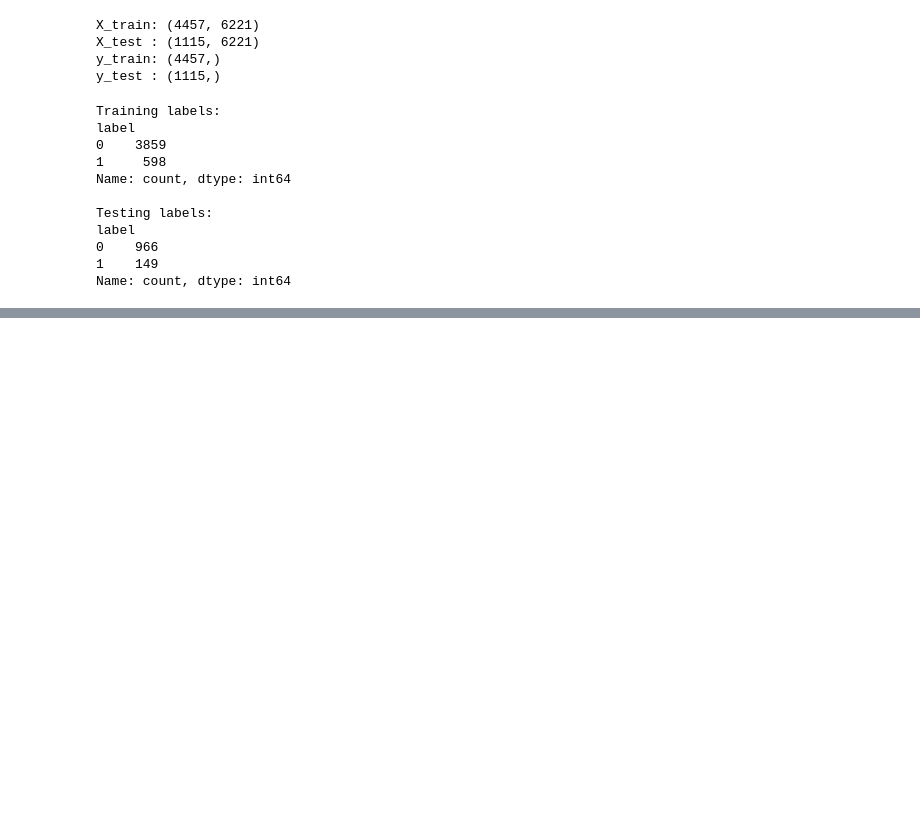
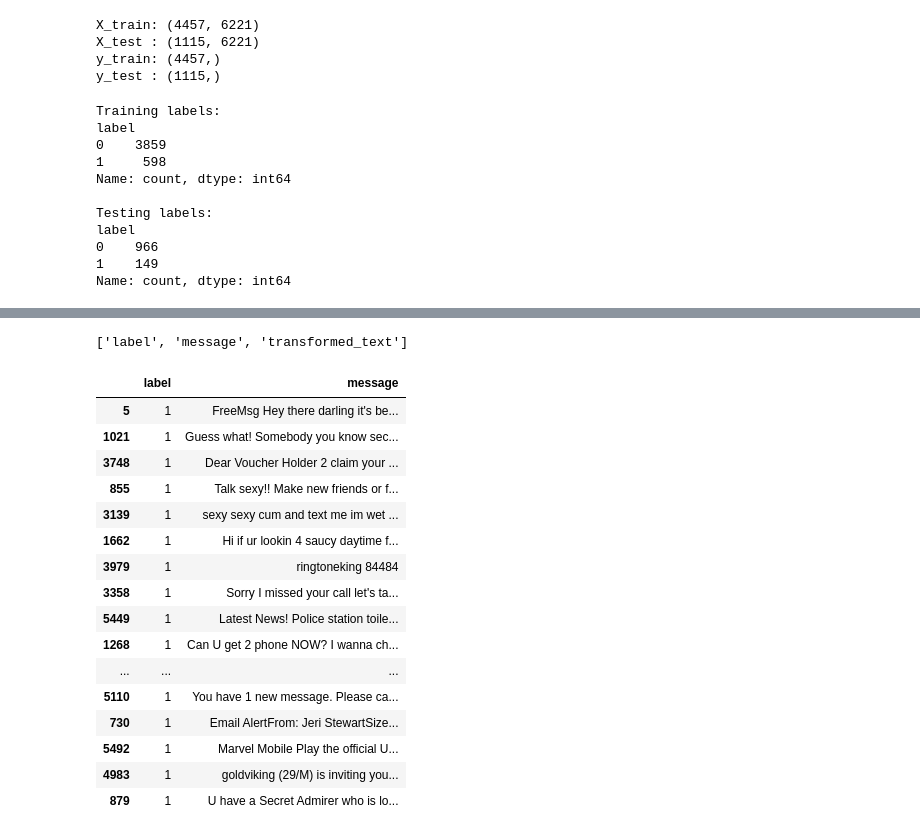
Before and after one commit to Vishnu3568/Sentinel-NLP, a Jupyter notebook: notebooks/02_baseline_model.ipynb, the cells around one changed output, grey strips where cells are left out. Cells and saved outputs as stored; diff of their text form; code cells hidden in the pictures; blank space fills up the shorter version.

```diff
--- a/notebooks/02_baseline_model.ipynb
+++ b/notebooks/02_baseline_model.ipynb
@@ -211,0 +411,32 @@ Name: count, dtype: int64
+# %%
+print(df.columns.tolist())
+# %% [output]
+['label', 'message', 'transformed_text']
+# %%
+# Find spam messages that were incorrectly predicted as ham
+
+false_negative_mask = (y_test.to_numpy() == 1) & (y_pred == 0)
+
+false_negative_indices = y_test.index[false_negative_mask]
+
+false_negatives = df.loc[false_negative_indices]
+
+false_negatives[["label", "message"]].head(20)
+# %% [output]
+|  | label | message |
+| 5 | 1 | FreeMsg Hey there darling it's be... |
+| 1021 | 1 | Guess what! Somebody you know sec... |
+| 3748 | 1 | Dear Voucher Holder 2 claim your ... |
+| 855 | 1 | Talk sexy!! Make new friends or f... |
+| 3139 | 1 | sexy sexy cum and text me im wet ... |
+| 1662 | 1 | Hi if ur lookin 4 saucy daytime f... |
+| 3979 | 1 | ringtoneking 84484 |
+| 3358 | 1 | Sorry I missed your call let's ta... |
+| 5449 | 1 | Latest News! Police station toile... |
+| 1268 | 1 | Can U get 2 phone NOW? I wanna ch... |
+| ... | ... | ... |
+| 5110 | 1 | You have 1 new message. Please ca... |
+| 730 | 1 | Email AlertFrom: Jeri StewartSize... |
+| 5492 | 1 | Marvel Mobile Play the official U... |
+| 4983 | 1 | goldviking (29/M) is inviting you... |
+| 879 | 1 | U have a Secret Admirer who is lo... |
```
Also changed, not shown: parts of 21 cells of this notebook, 3 other files.
